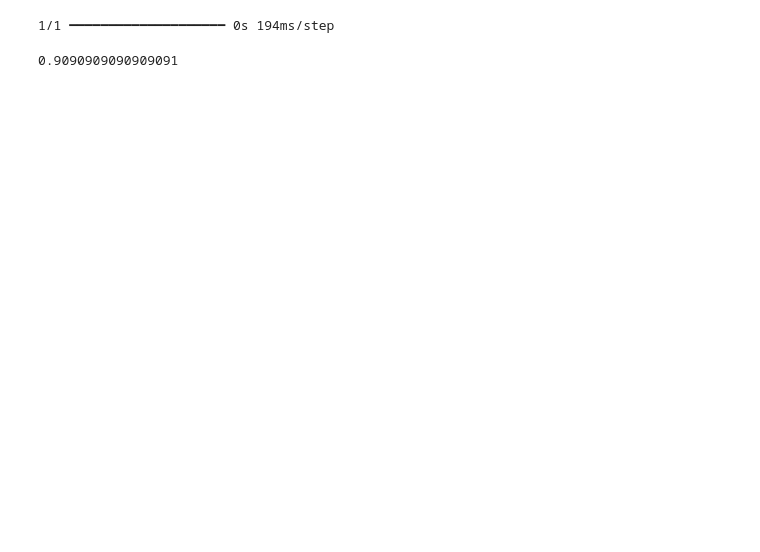
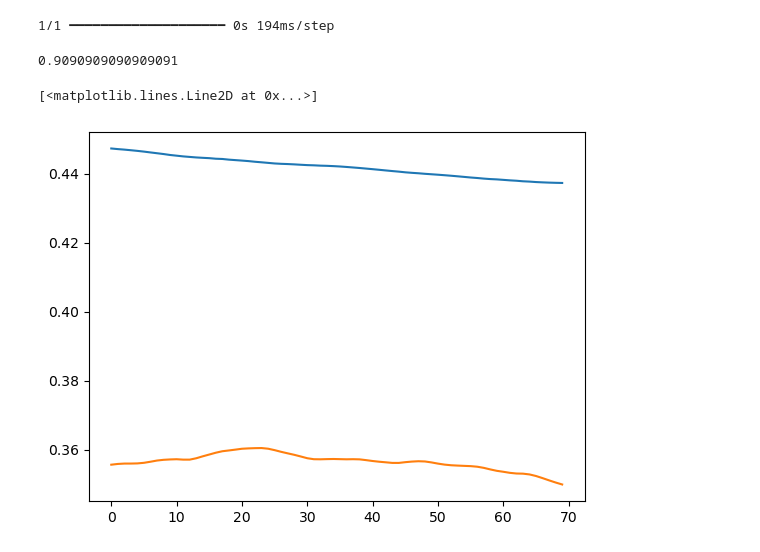
Before and after one commit to SinhaBobby/ScreenTimeAnlysis, a Jupyter notebook: Screen_time.ipynb, the cells around one changed output. Cells and saved outputs as stored; diff of their text form; code cells hidden in the pictures; blank space fills up the shorter version.

```diff
--- a/Screen_time.ipynb
+++ b/Screen_time.ipynb
@@ -217,6 +217,6 @@ Model: "sequential_19"
 # %%
 model_sq.compile(loss='binary_crossentropy',optimizer='Adam',metrics=['Accuracy'])
 # %%
-model_sq.fit(X_train_scaled,Y_train,epochs =70,validation_split=0.1)
+history=model_sq.fit(X_train_scaled,Y_train,epochs =70,validation_split=0.2)
 # %% [output]
 Epoch 1/70
@@ -248,0 +250,6 @@ print(accuracy_score(y_pred_cn,Y_test))
+# %%
+plt.plot(history.history['loss'])
+plt.plot(history.history['val_loss'])
+# %% [output]
+[<matplotlib.lines.Line2D at 0x...>]
+[figure, added]
```
Also changed, not shown: parts of 4 cells of this notebook.
